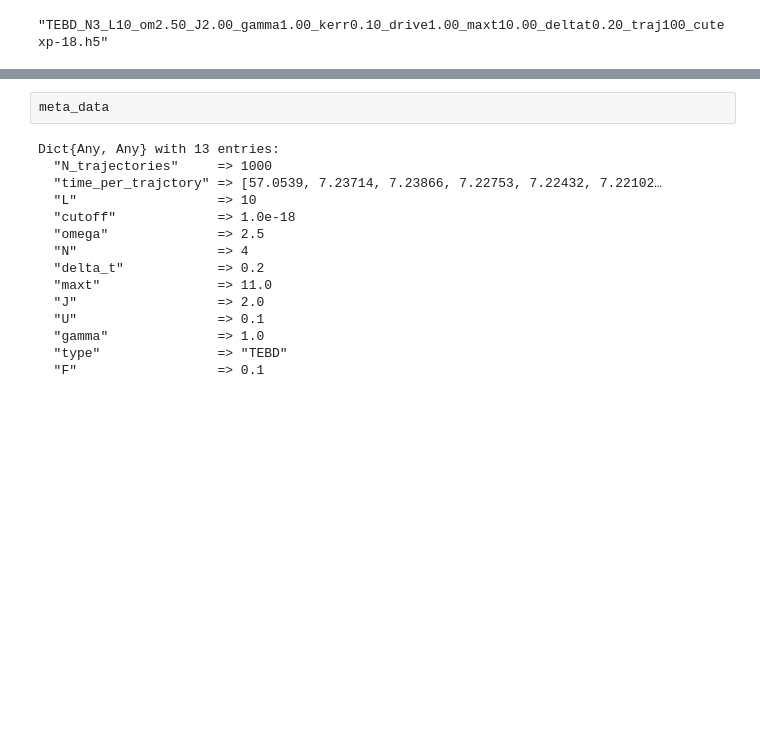
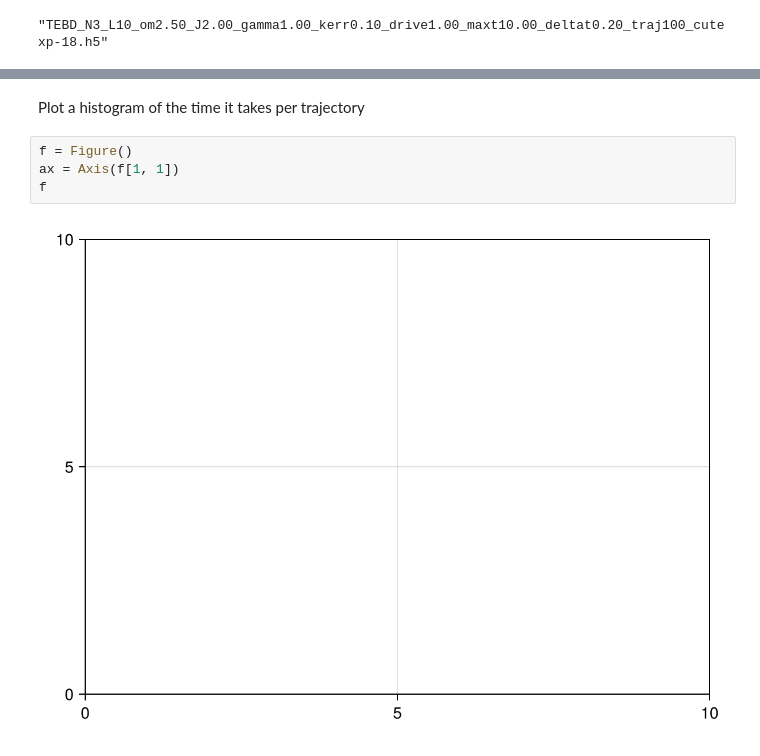
Before and after one commit to Ssalazar12/open_system_tn, a Jupyter notebook: notebooks/benchmarking.ipynb, the cells around one changed output, grey strips where cells are left out. Cells and saved outputs as stored; diff of their text form; blank space fills up the shorter version.

```diff
--- a/notebooks/benchmarking.ipynb
+++ b/notebooks/benchmarking.ipynb
@@ -140,17 +171,8 @@ tot_oc = sum(occupations, dims=1)[1:end];
-# %%
-meta_data
-# %% [output]
-Dict{Any, Any} with 13 entries:
-  "N_trajectories"     => 1000
-  "time_per_trajctory" => [57.0539, 7.23714, 7.23866, 7.22753, 7.22432, 7.22102…
-  "L"                  => 10
-  "cutoff"             => 1.0e-18
-  "omega"              => 2.5
-  "N"                  => 4
-  "delta_t"            => 0.2
-  "maxt"               => 11.0
-  "J"                  => 2.0
-  "U"                  => 0.1
-  "gamma"              => 1.0
-  "type"               => "TEBD"
-  "F"                  => 0.1
+# %% [markdown]
+Plot a histogram of the time it takes per trajectory
+# %%
+f = Figure()
+ax = Axis(f[1, 1])
+f
+# %% [output]
+[figure, added]
```
Also changed, not shown: parts of 20 cells of this notebook, 2 other files.
